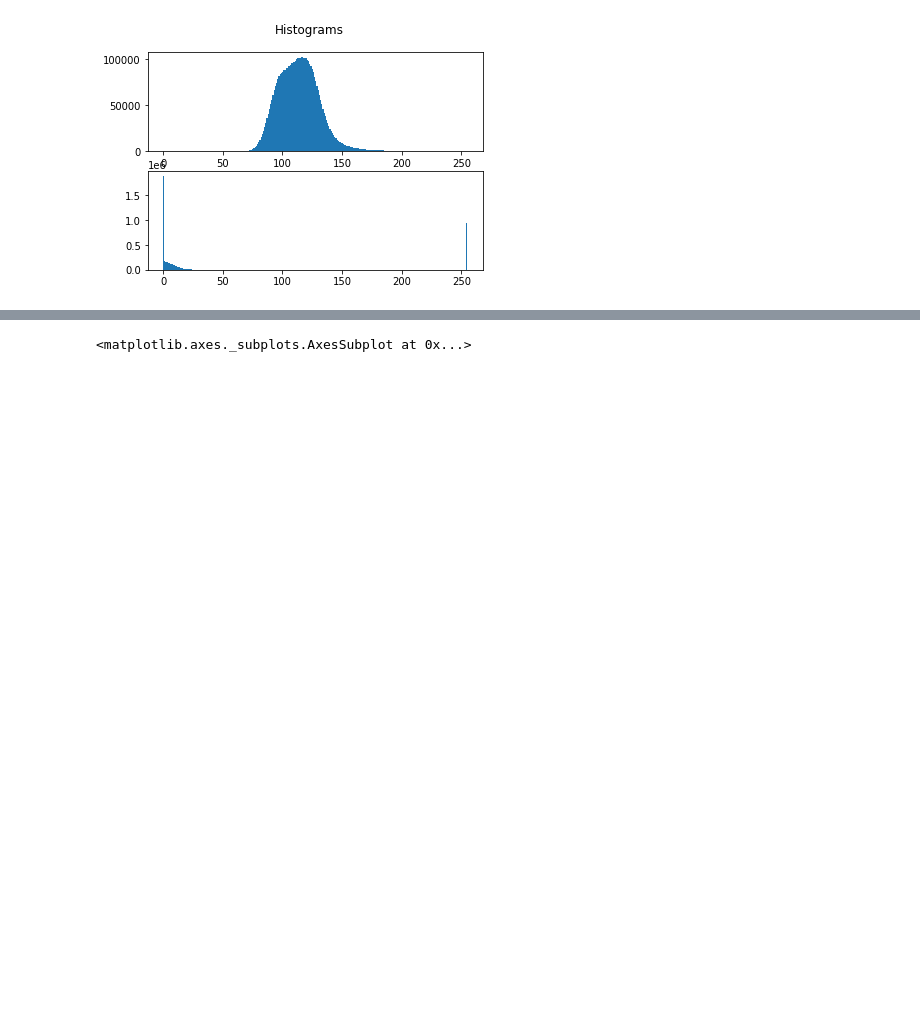
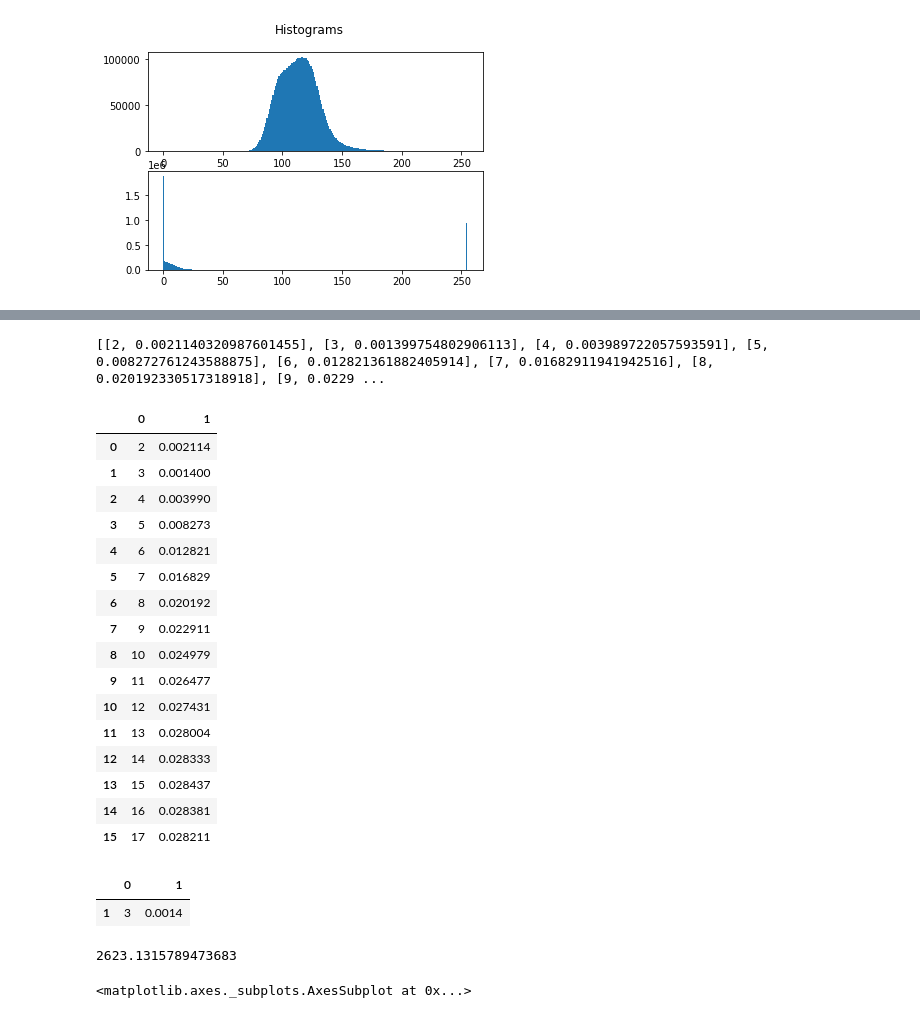
Before and after one commit to kozz84/Image-analysis, a Jupyter notebook: Image_analysis.ipynb, the cells around one changed output, grey strips where cells are left out. Cells and saved outputs as stored; diff of their text form; code cells hidden in the pictures; blank space fills up the shorter version.

```diff
--- a/Image_analysis.ipynb
+++ b/Image_analysis.ipynb
@@ -164,0 +207,44 @@ data_nm
+# %%
+elbow = []
+for i in range(2,20-2):
+    lm = LinearRegression()
+    temp = particles.copy()
+    temp['number of particles'] = temp['number of particles']/temp['number of particles'].max()
+    left = temp.iloc[:i,:]
+    lm.fit(left[['segm']].values.reshape(-1,1),left['number of particles'].values)
+    pred = lm.predict(left[['segm']].values.reshape(-1,1))
+    mse_left = mean_squared_error(left[['number of particles']].values.reshape(-1,1),pred)
+    right = temp.iloc[i:,:]
+    lm.fit(right[['segm']].values.reshape(-1,1),right['number of particles'].values)
+    pred = lm.predict(right[['segm']].values.reshape(-1,1))
+    mse_right = mean_squared_error(right[['number of particles']].values.reshape(-1,1),pred)
+    elbow.append([i,mse_left+mse_right])
+print(elbow)
+elbow = pd.DataFrame(elbow)
+# %% [output]
+[[2, 0.0021140320987601455], [3, 0.001399754802906113], [4, 0.003989722057593591], [5, 0.008272761243588875], [6, 0.012821361882405914], [7, 0.01682911941942516], [8, 0.020192330517318918], [9, 0.0229 ...
+# %%
+elbow
+# %% [output]
+|  | 0 | 1 |
+| 0 | 2 | 0.002114 |
+| 1 | 3 | 0.001400 |
+| 2 | 4 | 0.003990 |
+| 3 | 5 | 0.008273 |
+| 4 | 6 | 0.012821 |
+| 5 | 7 | 0.016829 |
+| 6 | 8 | 0.020192 |
+| 7 | 9 | 0.022911 |
+| 8 | 10 | 0.024979 |
+| 9 | 11 | 0.026477 |
+| 10 | 12 | 0.027431 |
+| 11 | 13 | 0.028004 |
+| 12 | 14 | 0.028333 |
+| 13 | 15 | 0.028437 |
+| 14 | 16 | 0.028381 |
+| 15 | 17 | 0.028211 |
+# %%
+elbow[elbow[1] == elbow[1].min()]
+# %% [output]
+|  | 0 | 1 |
+| 1 | 3 | 0.0014 |
@@ -165,3 +253,7 @@ data_nm
+# %%
+b
+# %% [output]
+2623.1315789473683
 # %%
  data_nm['equivalent_diameter'].plot.hist(bins=50)
 # %% [output]
```
Also changed, not shown: parts of 12 cells of this notebook.
